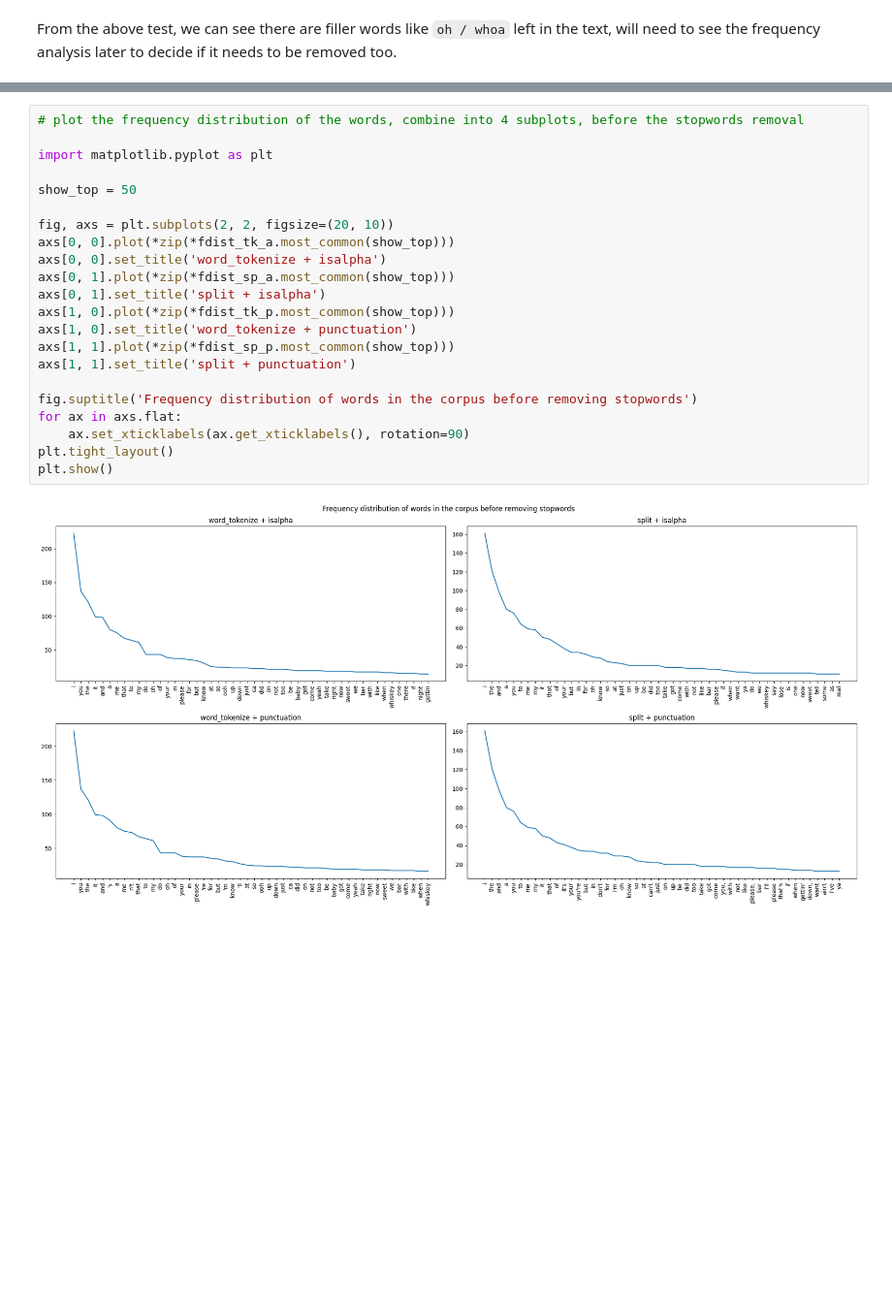
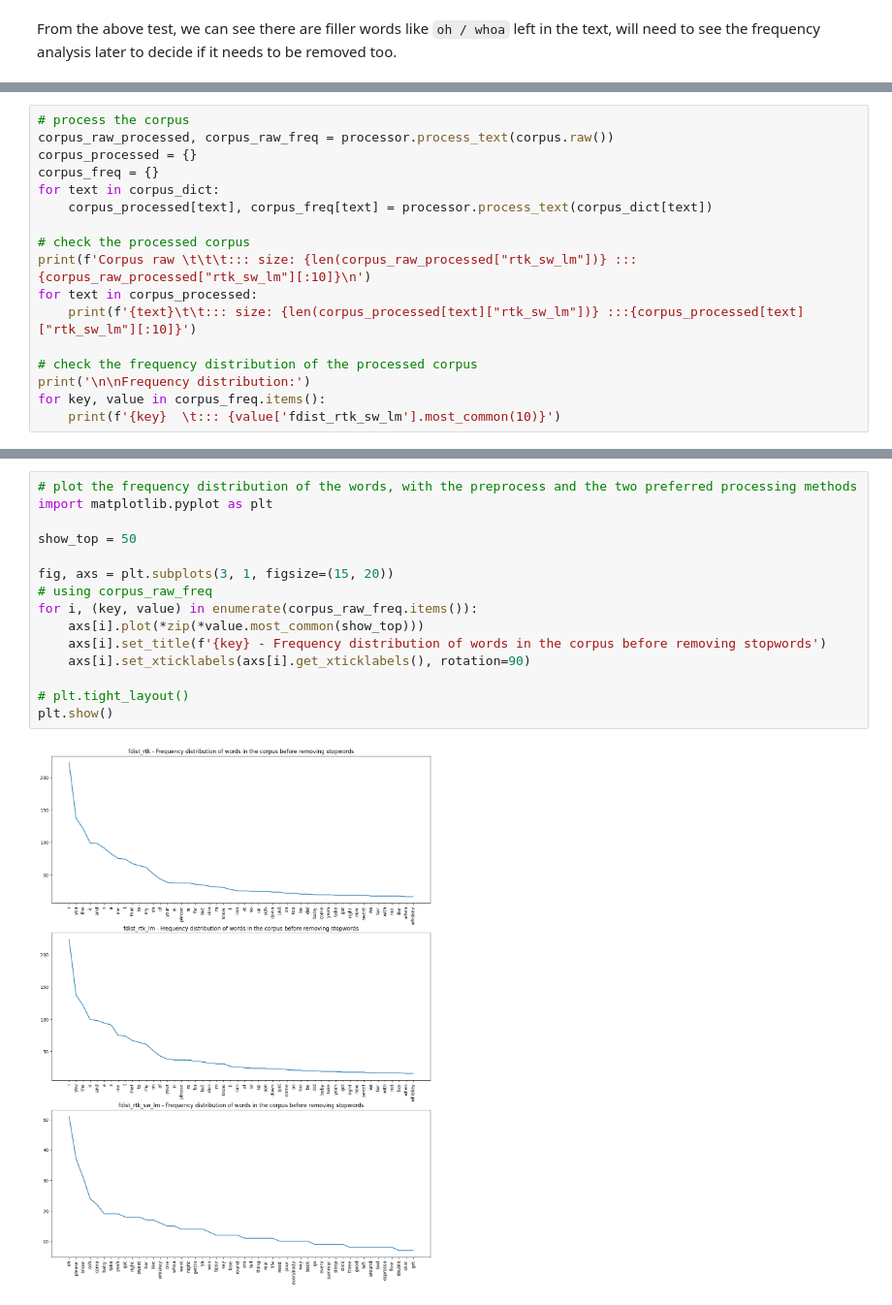
Before and after one commit to yujunglin88/LING229, a Jupyter notebook: Project_1/Project.ipynb, the cells around one changed output, grey strips where cells are left out. Shown at 97% size. Drawn from its saved outputs; the diff is of its cells as text; blank space fills up the shorter version.

Commit message:
refactored the freq dist graphs

```diff
--- a/Project_1/Project.ipynb
+++ b/Project_1/Project.ipynb
@@ -250,0 +201,17 @@ print(fdist_sp_p.most_common(10))
+# %%
+# process the corpus
+corpus_raw_processed, corpus_raw_freq = processor.process_text(corpus.raw())
+corpus_processed = {}
+corpus_freq = {}
+for text in corpus_dict:
+    corpus_processed[text], corpus_freq[text] = processor.process_text(corpus_dict[text])
+
+# check the processed corpus
+print(f'Corpus raw \t\t\t::: size: {len(corpus_raw_processed["rtk_sw_lm"])} :::{corpus_raw_processed["rtk_sw_lm"][:10]}\n')
+for text in corpus_processed:
+    print(f'{text}\t\t::: size: {len(corpus_processed[text]["rtk_sw_lm"])} :::{corpus_processed[text]["rtk_sw_lm"][:10]}')
+
+# check the frequency distribution of the processed corpus
+print('\n\nFrequency distribution:')
+for key, value in corpus_freq.items():
+    print(f'{key}  \t::: {value['fdist_rtk_sw_lm'].most_common(10)}')
@@ -251,24 +236,17 @@ print(fdist_sp_p.most_common(10))
 # %%
-# plot the frequency distribution of the words, combine into 4 subplots, before the stopwords removal
-
+# plot the frequency distribution of the words, with the preprocess and the two preferred processing methods
 import matplotlib.pyplot as plt
 
 show_top = 50
 
-fig, axs = plt.subplots(2, 2, figsize=(20, 10))
-axs[0, 0].plot(*zip(*fdist_tk_a.most_common(show_top)))
-axs[0, 0].set_title('word_tokenize + isalpha')
-axs[0, 1].plot(*zip(*fdist_sp_a.most_common(show_top)))
-axs[0, 1].set_title('split + isalpha')
-axs[1, 0].plot(*zip(*fdist_tk_p.most_common(show_top)))
-axs[1, 0].set_title('word_tokenize + punctuation')
-axs[1, 1].plot(*zip(*fdist_sp_p.most_common(show_top)))
-axs[1, 1].set_title('split + punctuation')
+fig, axs = plt.subplots(3, 1, figsize=(15, 20))
+# using corpus_raw_freq
+for i, (key, value) in enumerate(corpus_raw_freq.items()):
+    axs[i].plot(*zip(*value.most_common(show_top)))
+    axs[i].set_title(f'{key} - Frequency distribution of words in the corpus before removing stopwords')
+    axs[i].set_xticklabels(axs[i].get_xticklabels(), rotation=90)
 
-fig.suptitle('Frequency distribution of words in the corpus before removing stopwords')
-for ax in axs.flat:
-    ax.set_xticklabels(ax.get_xticklabels(), rotation=90)
-plt.tight_layout()
+# plt.tight_layout()
 plt.show()
 # %% [output]
-[figure, old version]
+[figure, new version]
```
Also changed, not shown: parts of 13 cells of this notebook.
